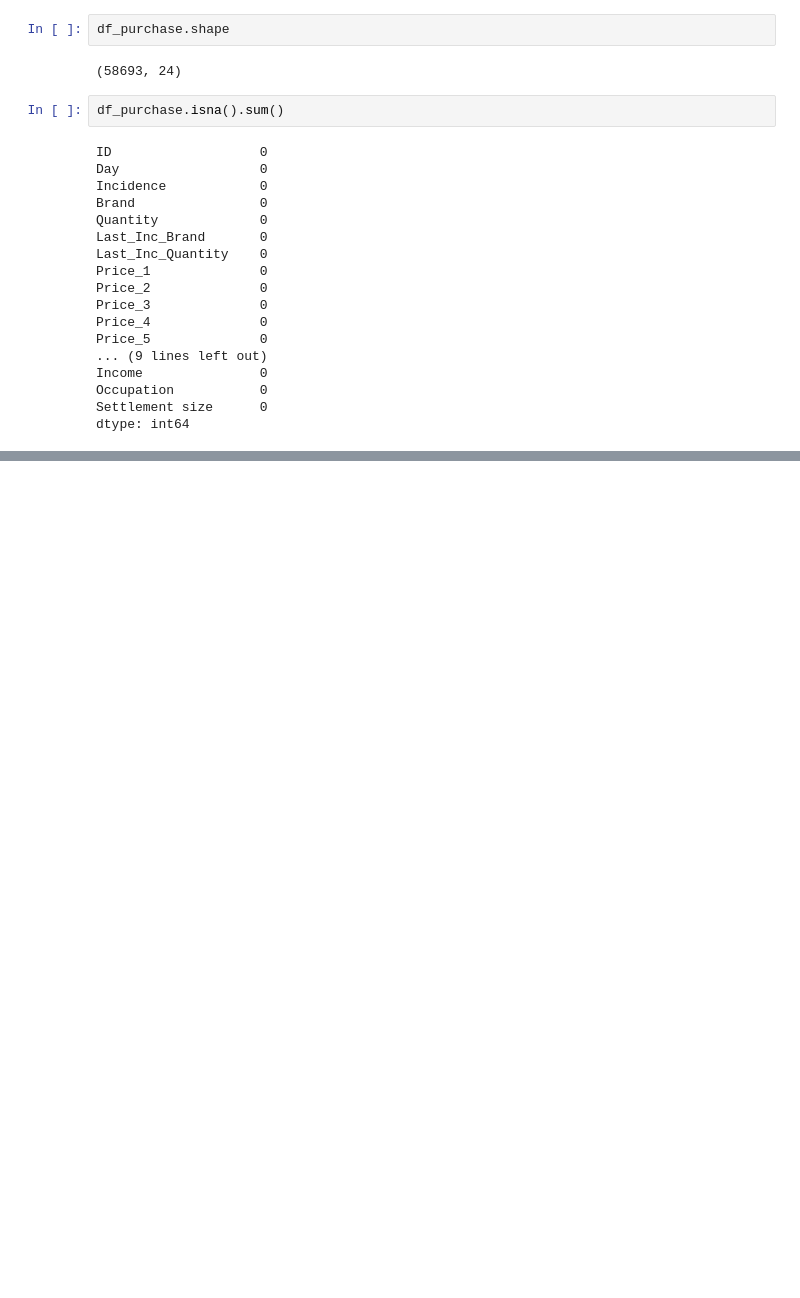
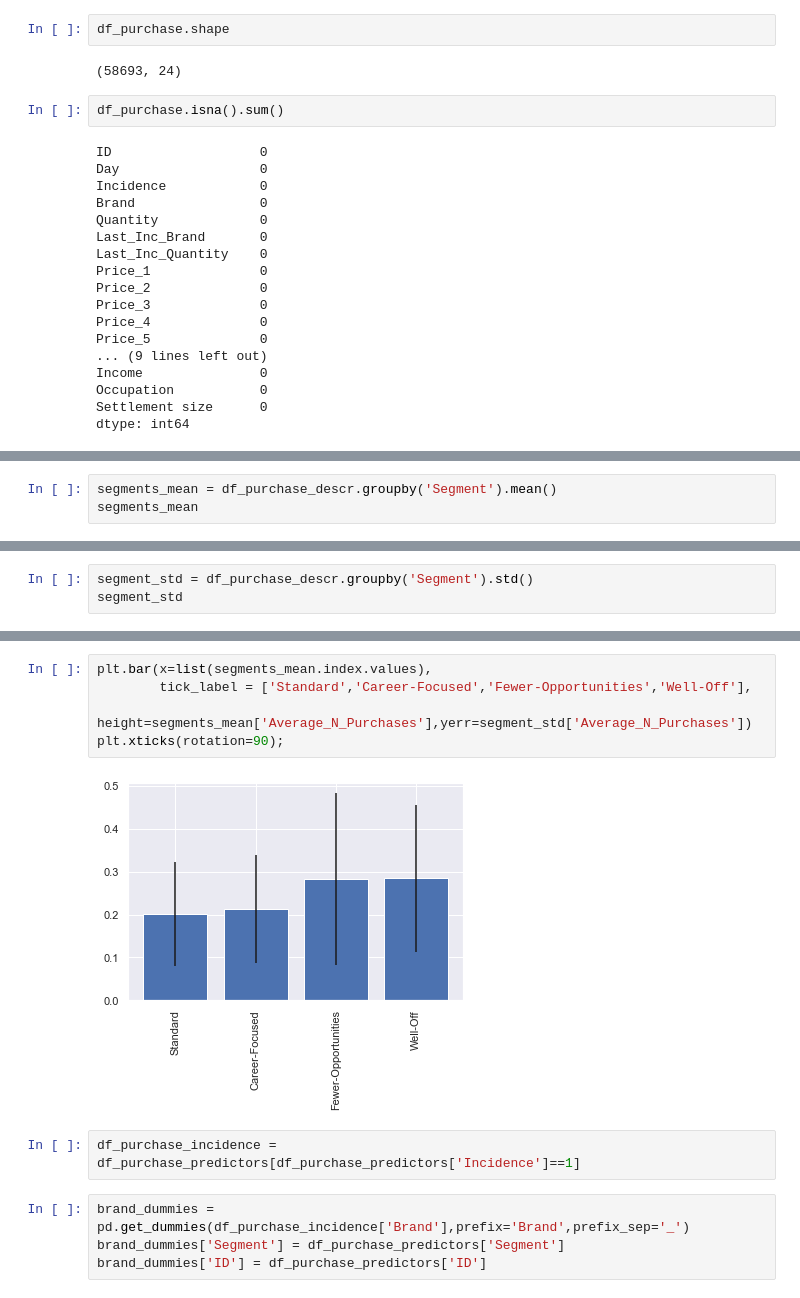
Before and after one commit to AnujMittal07/Customer_Analytics, a Jupyter notebook: customer_analytics.ipynb, the cells around one changed output, grey strips where cells are left out. Drawn from its saved outputs; the diff is of its cells as text; blank space fills up the shorter version.

```diff
--- a/customer_analytics.ipynb
+++ b/customer_analytics.ipynb
@@ -317,0 +401,3 @@ dtype: int64
+# %%
+segments_mean = df_purchase_descr.groupby('Segment').mean()
+segments_mean
@@ -317,0 +411,3 @@ dtype: int64
+# %%
+segment_std = df_purchase_descr.groupby('Segment').std()
+segment_std
@@ -317,0 +421,13 @@ dtype: int64
+# %%
+plt.bar(x=list(segments_mean.index.values),
+        tick_label = ['Standard','Career-Focused','Fewer-Opportunities','Well-Off'],
+        height=segments_mean['Average_N_Purchases'],yerr=segment_std['Average_N_Purchases'])
+plt.xticks(rotation=90);
+# %% [output]
+[figure, added]
+# %%
+df_purchase_incidence = df_purchase_predictors[df_purchase_predictors['Incidence']==1]
+# %%
+brand_dummies = pd.get_dummies(df_purchase_incidence['Brand'],prefix='Brand',prefix_sep='_')
+brand_dummies['Segment'] = df_purchase_predictors['Segment']
+brand_dummies['ID'] = df_purchase_predictors['ID']
```
Also changed, not shown: parts of 39 cells of this notebook, 1 other file.
